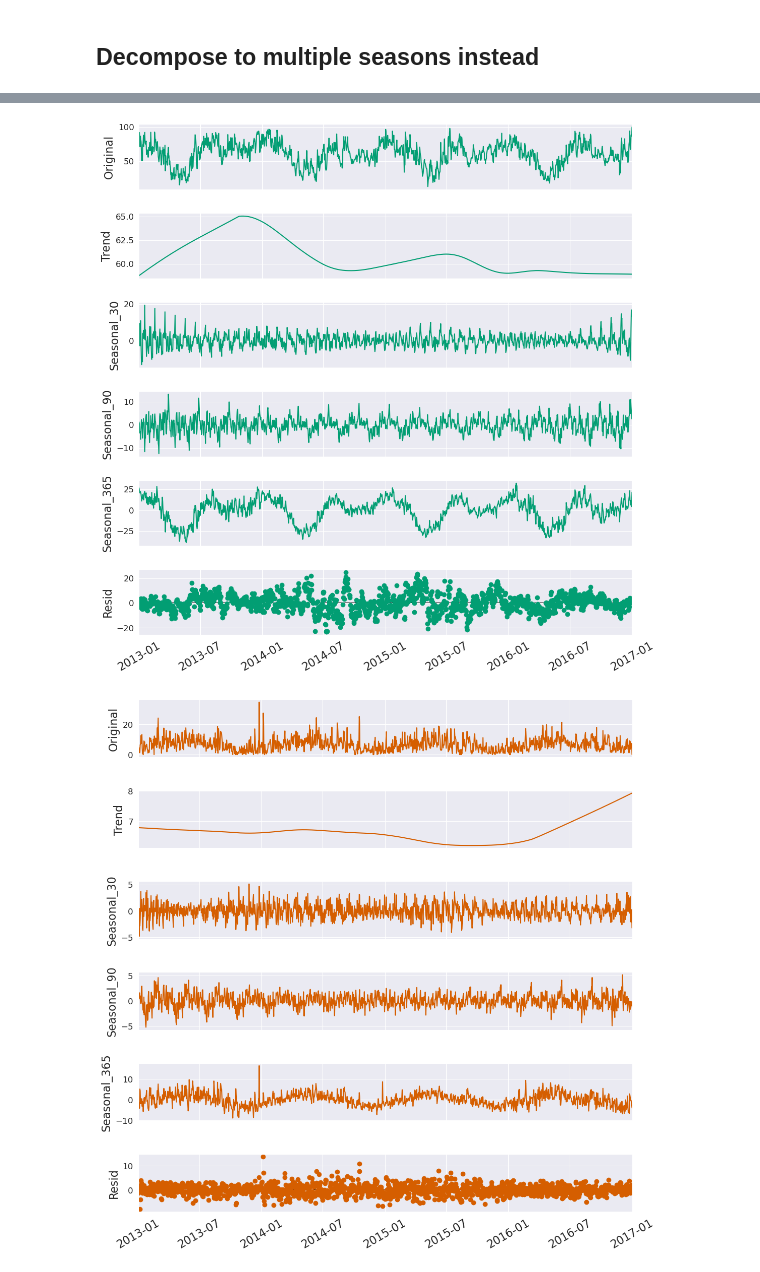
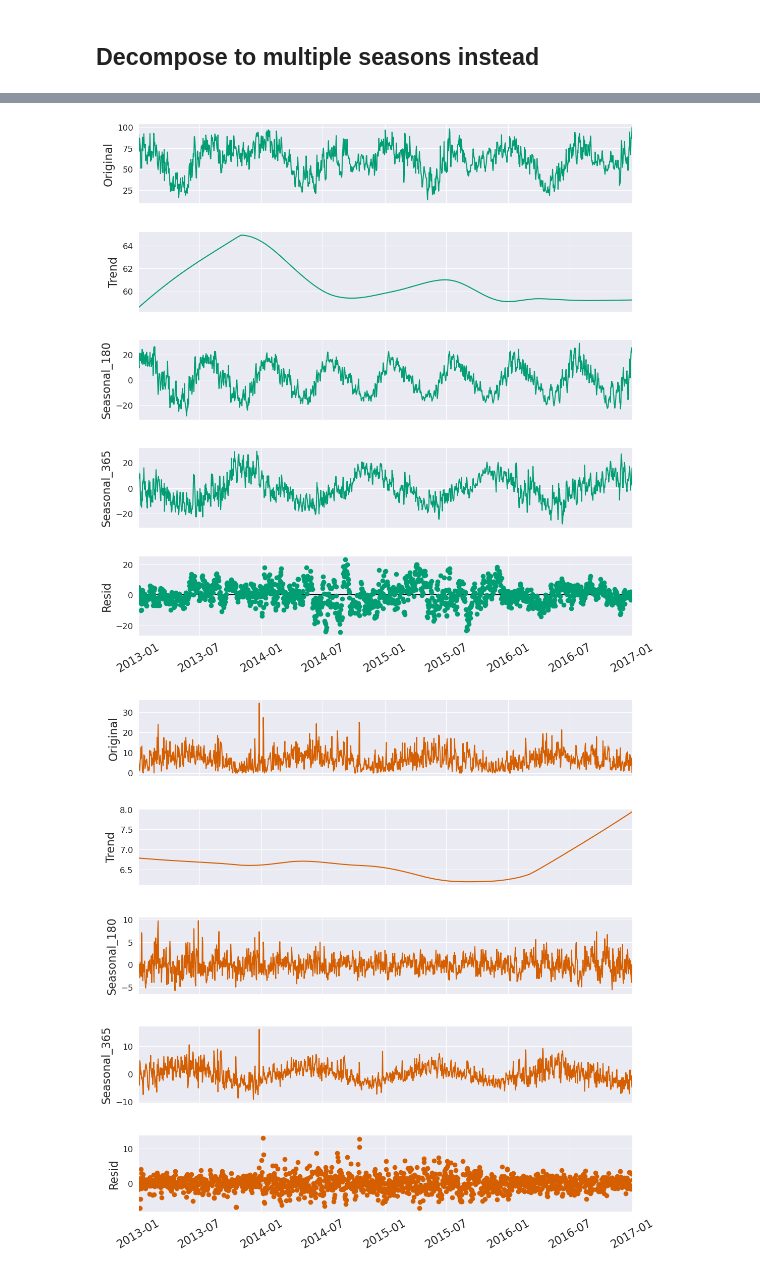
Before and after one commit to Jookare/ADAML-project2, a Jupyter notebook: initial_analysis.ipynb, the cells around one changed output, grey strips where cells are left out. Cells and saved outputs as stored; diff of their text form; code cells hidden in the pictures.

Commit message:
Add smoother decomposition and images

```diff
--- a/initial_analysis.ipynb
+++ b/initial_analysis.ipynb
@@ -159,8 +159,9 @@ def multi_seasonal_decompose(df, var):
     # Get variable data and set index to date
     data = df[var]
     data.index = df['date']
+
     # Decompose
-    res = MSTL(data, periods=(30, 90, 365)).fit()
+    res = MSTL(data, periods=(180, 365), windows=None).fit()
 
     # Plot
     fig = res.plot()
@@ -186,2 +187,2 @@ for var in df.columns[1:]:
-[figure, old version]
+[figure, new version]
-[figure, old version]
+[figure, new version]
```
Also changed, not shown: parts of 2 cells of this notebook, 10 other files.
